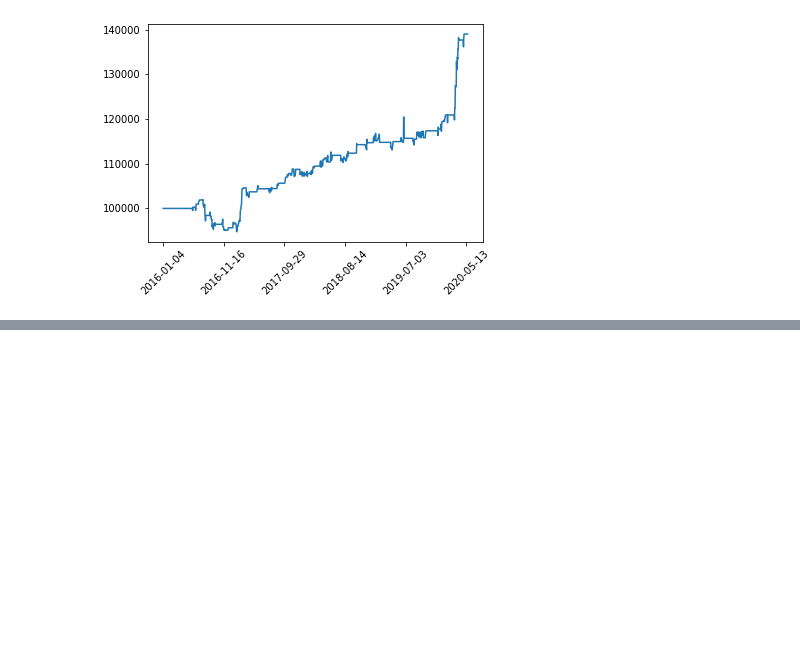
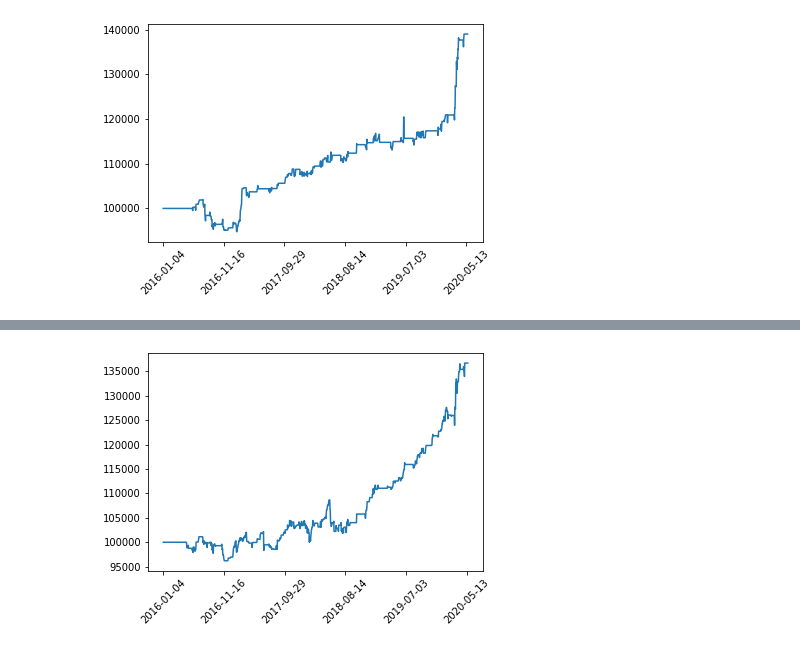
Before and after one commit to jh-lor/ADRPairsTrading, a Jupyter notebook: strategy_development_eric.ipynb, the cells around one changed output, grey strips where cells are left out. Drawn from its saved outputs; the diff is of its cells as text; code cells hidden in the pictures; blank space fills up the shorter version.

```diff
--- a/strategy_development_eric.ipynb
+++ b/strategy_development_eric.ipynb
@@ -229,8 +229,8 @@ def pairs_trade_v1(merged_df, lookback = 100, cash = 100000, entry = 1, exit = 0
 
             if diff_record_bid[-1] > ask_mean + entry*bid_std and diff_record_bid[-1] <= ask_mean + stop_loss*bid_std:
                 if stock_pos == 0 and adr_pos == 0:
-
-                    units = min(int((0.5*cash)/row['adr_close_per_unit']),int((0.5*cash)/(row['stock_close_per_unit']/merged_df.loc[index+1,'avg_bid_non_us_before'])))
+                    portfolio_value_before_entering = portfolio_values[-1] if portfolio_values else cash
+                    units = min(int((0.5*portfolio_value_before_entering)/row['adr_close_per_unit']),int((0.5*portfolio_value_before_entering)/(row['stock_close_per_unit']/merged_df.loc[index+1,'avg_bid_non_us_before'])))
                     adr_quantity = int(units*row["adr_num_per_unit"])
                     stock_quantity = int(units*row["stock_num_per_unit"])
                     adr_pos -= adr_quantity
@@ -246,7 +246,6 @@ def pairs_trade_v1(merged_df, lookback = 100, cash = 100000, entry = 1, exit = 0
                     # Times in EST
                     trade_records.append(f"We bought {stock_quantity} shares of underlying stock at the price of {stock_px} USD ({stock_px_fx} foreign dollars) on {row['date']}\n")
                     trade_records.append(f"We sold {adr_quantity} shares of ADR at the price of {adr_px} on {merged_df.loc[index+1,'date']}\n")
-                    portfolio_value_before_entering = portfolio_values[-1]
 
             # When do we exit the position?
             elif diff_record_ask[-1] < ask_mean + exit*ask_std or diff_record_bid[-1] > ask_mean + stop_loss*bid_std:
@@ -260,7 +259,6 @@ def pairs_trade_v1(merged_df, lookback = 100, cash = 100000, entry = 1, exit = 0
                     trade_records.append(f"We sold {stock_pos} shares of underlying stock at the price of {stock_px} USD ({stock_px_fx} foreign dollars) on {row['date']}\n")
                     trade_records.append(f"We bought {-adr_pos} shares of ADR at the price of {adr_px} on {merged_df.loc[index+1,'date']}\n")
                     stock_pos, adr_pos = 0, 0
-                    portfolio_value_after_exiting = cash
                     if cash > portfolio_value_before_entering:
                         hits.append(1)
                     else:
@@ -378,8 +376,8 @@ def pairs_trade_v2(merged_df, lookback = 100, cash = 100000, entry = 1, exit = 0
 
             if diff_record_bid[-1] > ask_mean + entry*bid_std and diff_record_bid[-1] <= ask_mean + stop_loss*bid_std:
                 if stock_pos == 0 and adr_pos == 0:
-
-                    units = min(int((0.5*cash)/merged_df.loc[index-1,'adr_close_per_unit']),int((0.5*cash)/(row['stock_close_per_unit']/row['avg_bid_us_before'])))
+                    portfolio_value_before_entering = portfolio_values[-1] if portfolio_values else cash
+                    units = min(int((0.5*portfolio_value_before_entering)/merged_df.loc[index-1,'adr_close_per_unit']),int((0.5*portfolio_value_before_entering)/(row['stock_close_per_unit']/row['avg_bid_us_before'])))
                     adr_quantity = int(units*row["adr_num_per_unit"])
                     stock_quantity = int(units*row["stock_num_per_unit"])
                     adr_pos -= adr_quantity
@@ -395,10 +393,6 @@ def pairs_trade_v2(merged_df, lookback = 100, cash = 100000, entry = 1, exit = 0
                     # Times in EST
                     trade_records.append(f"We sold {adr_quantity} shares of ADR at the price of {adr_px} on {row['date']}\n")
                     trade_records.append(f"We bought {stock_quantity} shares of underlying stock at the price of {stock_px} USD ({stock_px_fx} foreign dollars) on {row['date']}\n")
-                    if not portfolio_values:
-                        portfolio_value_before_entering = cash
-                    else:
-                        portfolio_value_before_entering = portfolio_values[-1]
 
             # When do we exit the position?
             elif diff_record_ask[-1] < ask_mean + exit*ask_std or diff_record_bid[-1] > ask_mean + stop_loss*bid_std:
@@ -412,7 +406,6 @@ def pairs_trade_v2(merged_df, lookback = 100, cash = 100000, entry = 1, exit = 0
                     trade_records.append(f"We bought {-adr_pos} shares of ADR at the price of {adr_px} on {row['date']}\n")
                     trade_records.append(f"We sold {stock_pos} shares of underlying stock at the price of {stock_px} USD ({stock_px_fx} foreign dollars) on {row['date']}\n")
                     stock_pos, adr_pos = 0, 0
-                    portfolio_value_after_exiting = cash
                     if cash > portfolio_value_before_entering:
                         hits.append(1)
                     else:
@@ -452,0 +627,23 @@ plot_returns(dates, portfolio_values)
+# %%
+for country in countries:
+    countrypath = mypath + country
+    adr_names =  [f for f in listdir(countrypath) if not isfile(join(countrypath, f))] #grab all adr names of the country
+    adr_dict[country] = adr_names
+
+    for adr in adr_names:
+        merged_df = data_processing(country, adr, fx_dict)
+        ret, trade_records, portfolio_values, hits, dates = pairs_trade_v3a(merged_df)
+        ret = np.round(ret*100, 2)
+        hit_ratio = None
+        logs = [f'The return of ADR_underlying pairs trading for {adr} from {country} is {0.00}%, no trades were placed.\n']
+        if hits:
+            hit_ratio = np.round(np.mean(hits)*100,2)
+            logs = [f'The return of ADR_underlying pairs trading for {adr} from {country} is {ret}%\nThe hit ratio is {hit_ratio}%\n']
+            print("Country: {}, ADR_Stock: {}, Return: {}%, Hit Ratio: {}%".format(country, adr, ret, hit_ratio))
+        else:
+            print("Country: {}, ADR_Stock: {}, Return: {}%, Hit Ratio: None".format(country, adr, ret))
+        logs = logs + trade_records
+        fname = f'eric_jh_data/{country}/{adr}/logs3a.txt'
+        f = open(fname, 'w')
+        f.writelines(logs)
+        f.close()
@@ -452,0 +668,4 @@ plot_returns(dates, portfolio_values)
+# %%
+plot_returns(dates, portfolio_values)
+# %% [output]
+[figure, added]
```
Also changed, not shown: parts of 4 cells of this notebook, 28 other files.
